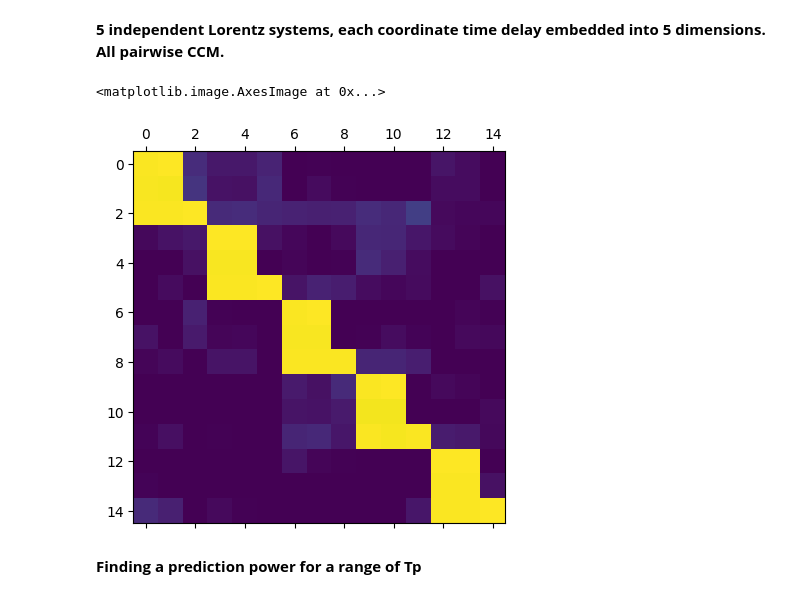
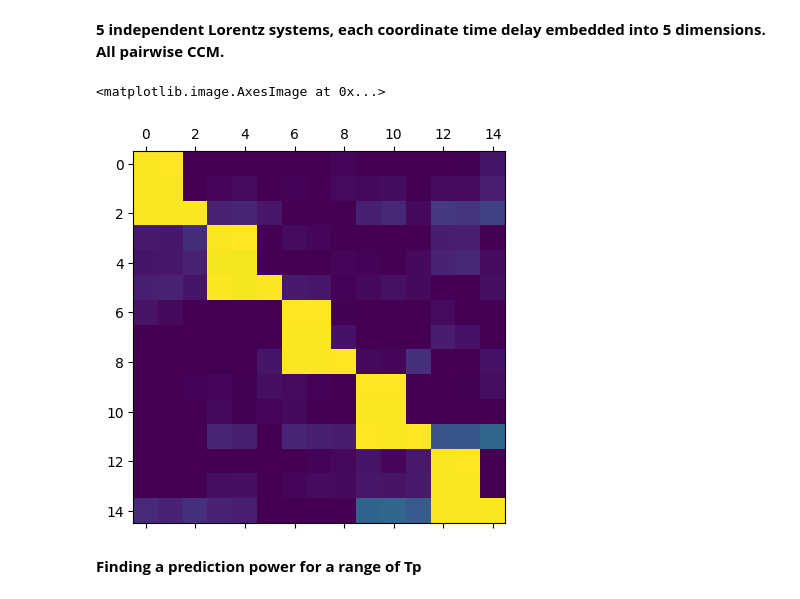
Before and after one commit to z7743/FastCCM, a Jupyter notebook: notebooks/FastCCM usage examples.ipynb, the cells around one changed output. Cells and saved outputs as stored; diff of their text form; code cells hidden in the pictures.

```diff
--- a/notebooks/FastCCM usage examples.ipynb
+++ b/notebooks/FastCCM usage examples.ipynb
@@ -177,10 +177,10 @@ X = np.concatenate([get_truncated_lorenz_rand(280,n_steps=30000).T for i in rang
 
 X_emb = utils.embed(X.T, E=5, tau=30)
 # %%
-plt.matshow(ccm.score_matrix(X_emb,X_emb,library_size=2000,sample_size=500,exclusion_window=30,tp=100,method="simplex",nbrs_num = 10,seed=1)[0],vmax=1,vmin=0)
+plt.matshow(ccm.score_matrix(X_emb,X_emb,library_size=2000,sample_size=500,exclusion_window=30,tp=100,method="simplex",seed=1)[0],vmax=1,vmin=0)
 # %% [output]
 <matplotlib.image.AxesImage at 0x...>
-[figure, old version]
+[figure, new version]
 # %% [markdown]
 **Finding a prediction power for a range of Tp**
 # %%
```
Also changed, not shown: parts of 3 cells of this notebook, 1 other file.
